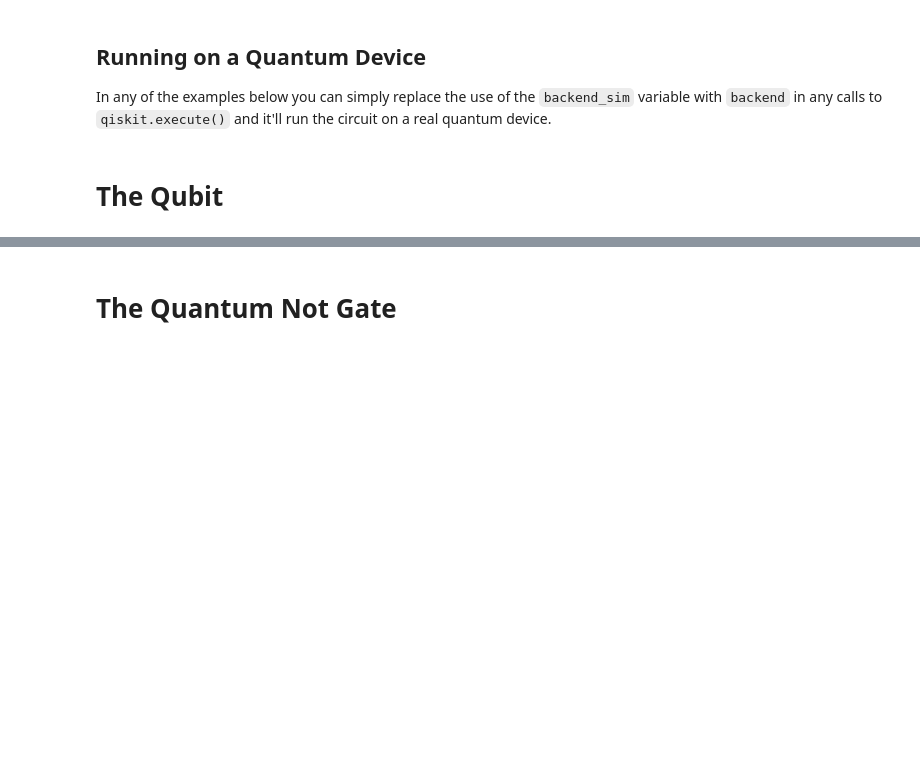
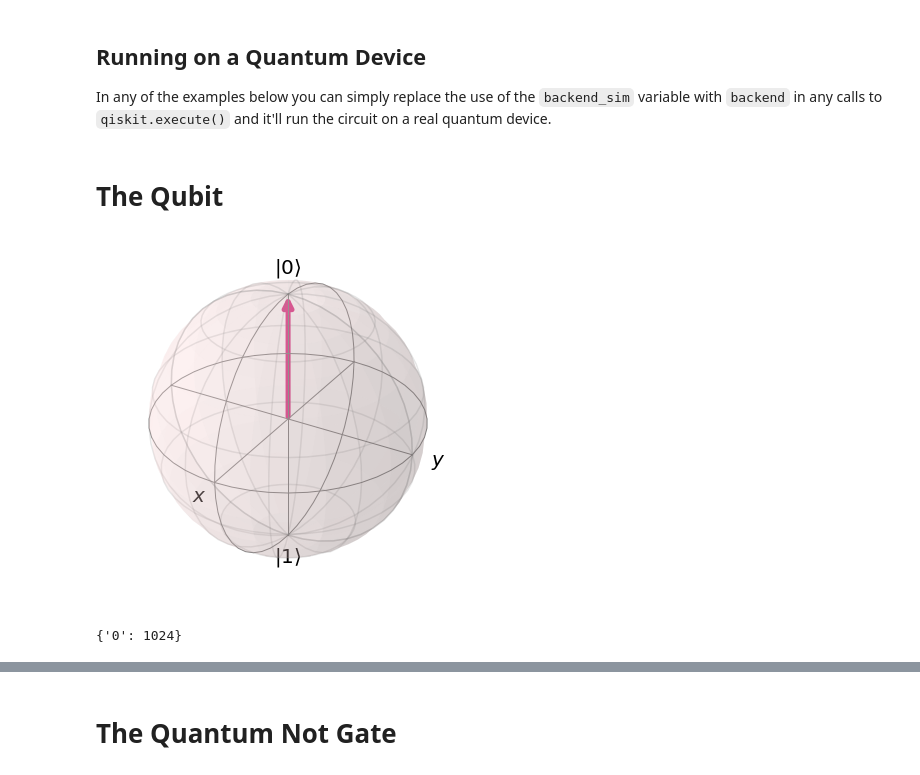
Before and after one commit to mtreinish/qiskit-workshop, a Jupyter notebook: Workshop.ipynb, the cells around one changed output, grey strips where cells are left out. Cells and saved outputs as stored; diff of their text form; code cells hidden in the pictures; blank space fills up the shorter version.

```diff
--- a/Workshop.ipynb
+++ b/Workshop.ipynb
@@ -59,0 +77,13 @@ In any of the examples below you can simply replace the use of the `backend_sim`
+# %%
+qiskit.tools.visualization.plot_bloch_vector([0, 0, 1])
+# %% [output]
+[figure, added]
+# %%
+# Execute the circuit
+job = qiskit.execute(single_q_measurement, backend_sim)
+result = job.result()
+# Print the result
+counts = result.get_counts(single_q_measurement)
+print(counts)
+# %% [output]
+{'0': 1024}
```
Also changed, not shown: parts of 33 cells of this notebook, 1 other file.
